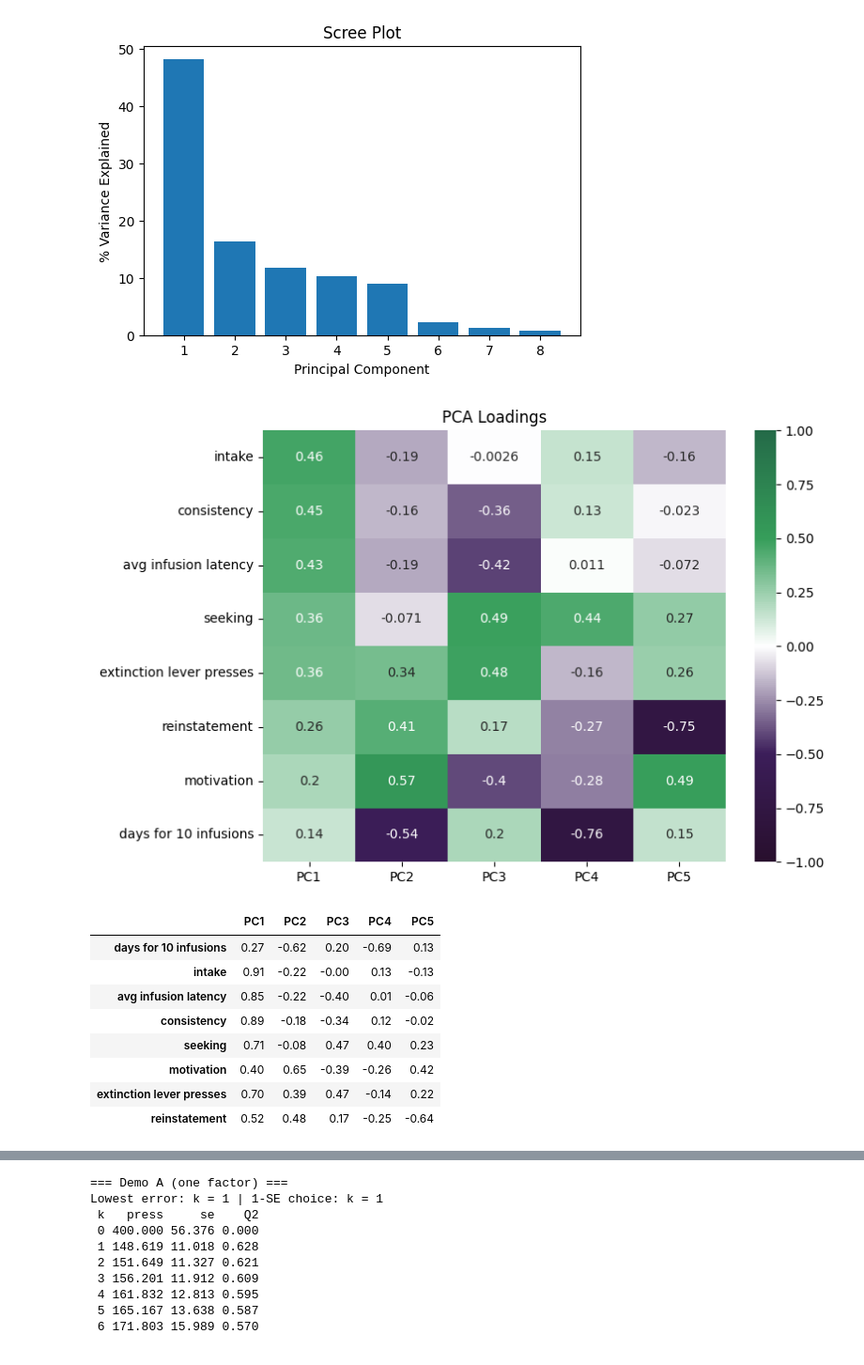
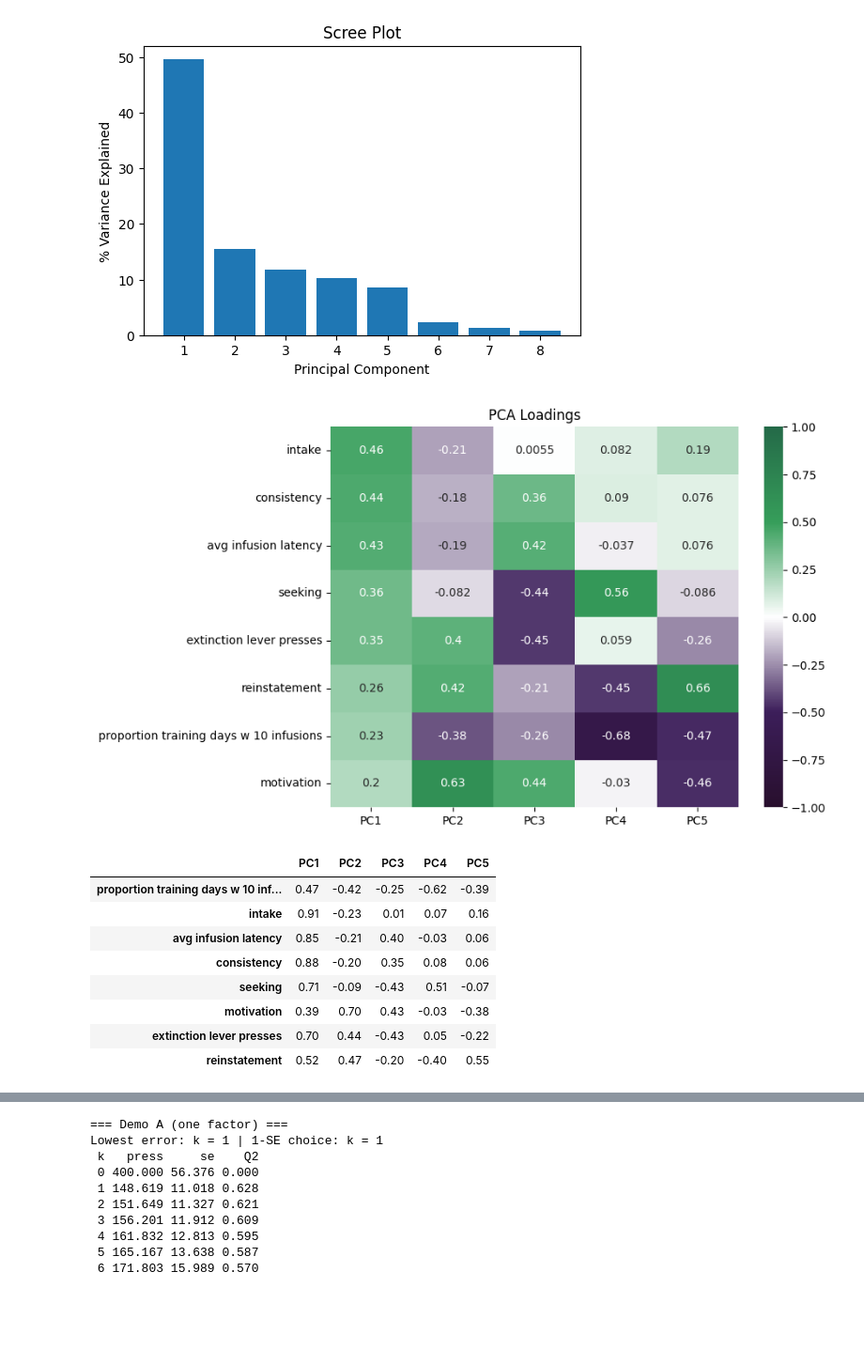
Before and after one commit to acwhitebirch/Whitebirch_python, a Jupyter notebook: pca.ipynb, the cells around one changed output, grey strips where cells are left out. Shown at 94% size. Saved outputs shown, nothing was run; the diff lists cells and outputs as text; code cells hidden in the pictures; blank space fills up the shorter version.

```diff
--- a/pca.ipynb
+++ b/pca.ipynb
@@ -22,7 +22,7 @@ from adjustText import adjust_text
 # %%
 # import the spreadsheet of z-scored behavioral metrics
 
-df = pd.read_excel(r"/Users/awhitebirch/Desktop/Ferguson_Lab/behavior/PCA/severity_classification_metrics_zscores_n44_09.16.26.xlsx")
+df = pd.read_excel(r"/Users/awhitebirch/Desktop/Ferguson_Lab/behavior/PCA/severity_classification_metrics_zscores_n44_11.09.26.xlsx")
 
 #display(df)
 
@@ -347,7 +356,7 @@ Intercept         2.666667
 C(sex)[T.male]    0.140625
 dtype: float64
 # %%
-save = False
+save = True
 
 
 # Variance explained by each PC
@@ -651,7 +660,7 @@ if save:
 
     # loadings
 
-    plt.figure(figsize=(5,4))
+    plt.figure(figsize=(7,4))
 
     sns.heatmap(
         loadings_sorted.iloc[:,0:5],
@@ -694,11 +703,11 @@ if save:
-[figure, old version]
+[figure, new version]
-[figure, old version]
+[figure, new version]
 |  | PC1 | PC2 | PC3 | PC4 | PC5 |
-| days for 10 infusions | 0.27 | -0.62 | 0.20 | -0.69 | 0.13 |
-| intake | 0.91 | -0.22 | -0.00 | 0.13 | -0.13 |
-| avg infusion latency | 0.85 | -0.22 | -0.40 | 0.01 | -0.06 |
-| consistency | 0.89 | -0.18 | -0.34 | 0.12 | -0.02 |
-| seeking | 0.71 | -0.08 | 0.47 | 0.40 | 0.23 |
-| motivation | 0.40 | 0.65 | -0.39 | -0.26 | 0.42 |
-| extinction lever presses | 0.70 | 0.39 | 0.47 | -0.14 | 0.22 |
-| reinstatement | 0.52 | 0.48 | 0.17 | -0.25 | -0.64 |
+| proportion training days w 10 inf... | 0.47 | -0.42 | -0.25 | -0.62 | -0.39 |
+| intake | 0.91 | -0.23 | 0.01 | 0.07 | 0.16 |
+| avg infusion latency | 0.85 | -0.21 | 0.40 | -0.03 | 0.06 |
+| consistency | 0.88 | -0.20 | 0.35 | 0.08 | 0.06 |
+| seeking | 0.71 | -0.09 | -0.43 | 0.51 | -0.07 |
+| motivation | 0.39 | 0.70 | 0.43 | -0.03 | -0.38 |
+| extinction lever presses | 0.70 | 0.44 | -0.43 | 0.05 | -0.22 |
+| reinstatement | 0.52 | 0.47 | -0.20 | -0.40 | 0.55 |
```
Also changed, not shown: parts of 4 cells of this notebook, 1 other file.
